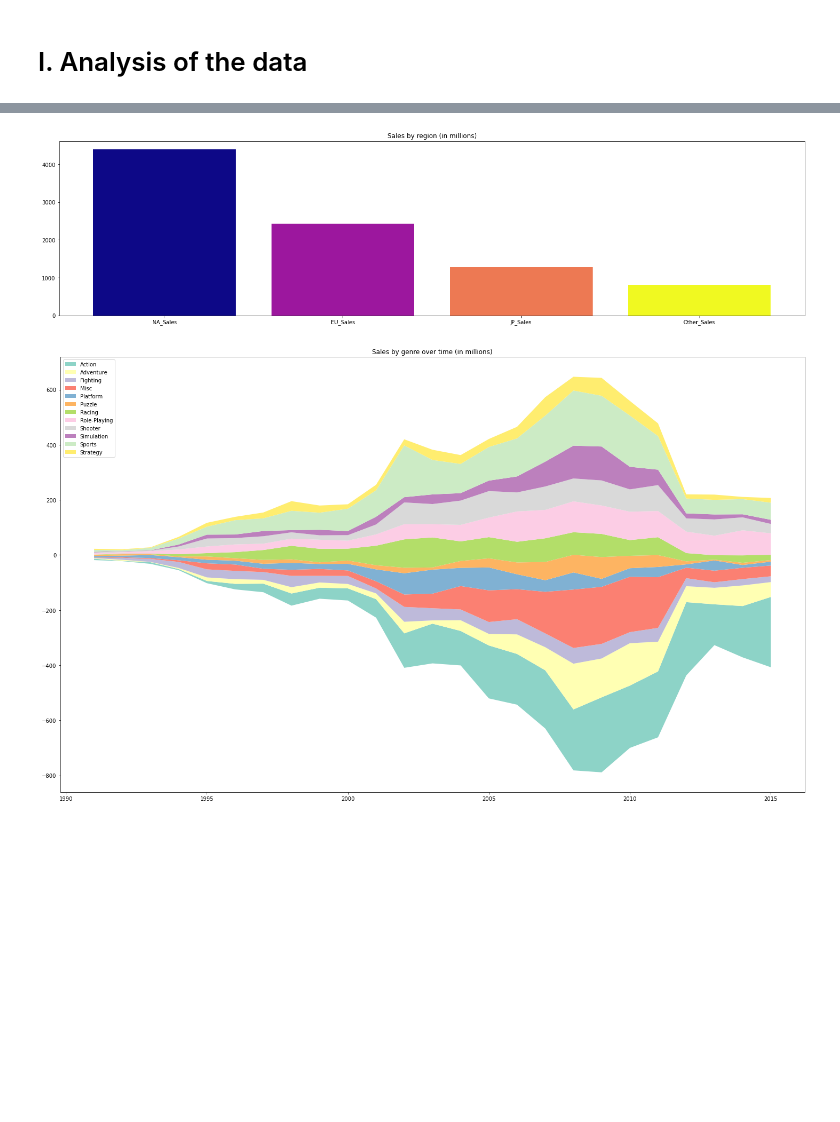
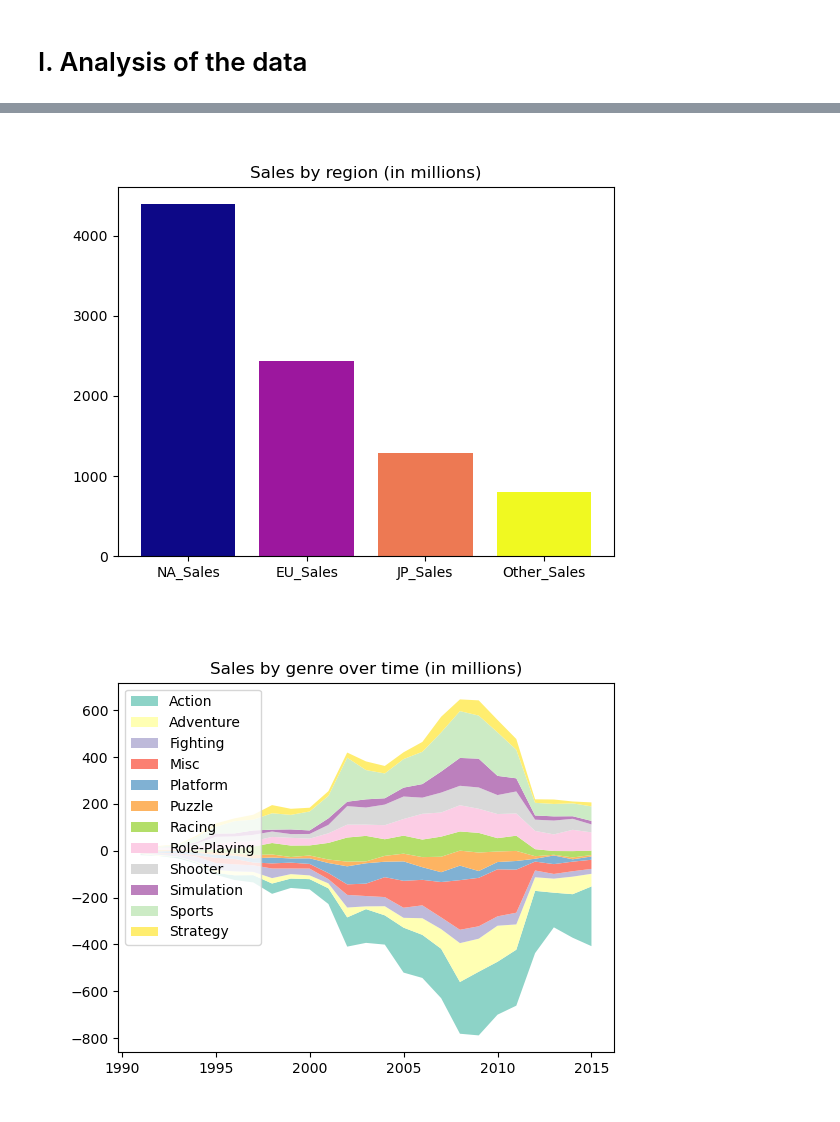
Before and after one commit to kchardon/video-games-project, a Jupyter notebook: data.ipynb, the cells around one changed output, grey strips where cells are left out. Drawn from its saved outputs; the diff is of its cells as text; code cells hidden in the pictures; blank space fills up the shorter version.

```diff
--- a/data.ipynb
+++ b/data.ipynb
@@ -61,13 +153,13 @@ plt.show()
 # %%
 #Number of sales by region
-plt.figure(figsize=(25, 6))
+plt.figure()
 plt.bar(np.arange(4),sales.iloc[:,6:10].aggregate(sum), color = my_cmap(rescale(np.arange(4))))
 plt.xticks(np.arange(4), sales.columns[6:10])
 plt.title('Sales by region (in millions)')
 
 plt.show()
 # %% [output]
-[figure, old version]
+[figure, new version]
 # %%
 #Number of sales by genre over time
 salesByYearGenre = sales.groupby(['Year','Genre']).count().iloc[:,0].unstack()
@@ -75,14 +167,14 @@ x = salesByYearGenre.index.values
 y = salesByYearGenre.T
 my_cmap = plt.get_cmap("Set3")
 
-plt.figure(figsize=(25, 15))
+plt.figure()
 plt.stackplot(x,y,baseline="wiggle",labels = salesByYearGenre.columns ,colors = my_cmap(rescale(np.arange(12))))
 plt.legend(loc='upper left')
 plt.title('Sales by genre over time (in millions)')
 
 plt.show()
 # %% [output]
-[figure, old version]
+[figure, new version]
 # %%
 # I remove the years with na values
 na_values = salesByYearGenre.isna().sum(axis=1)
```
Also changed, not shown: parts of 8 cells of this notebook.
